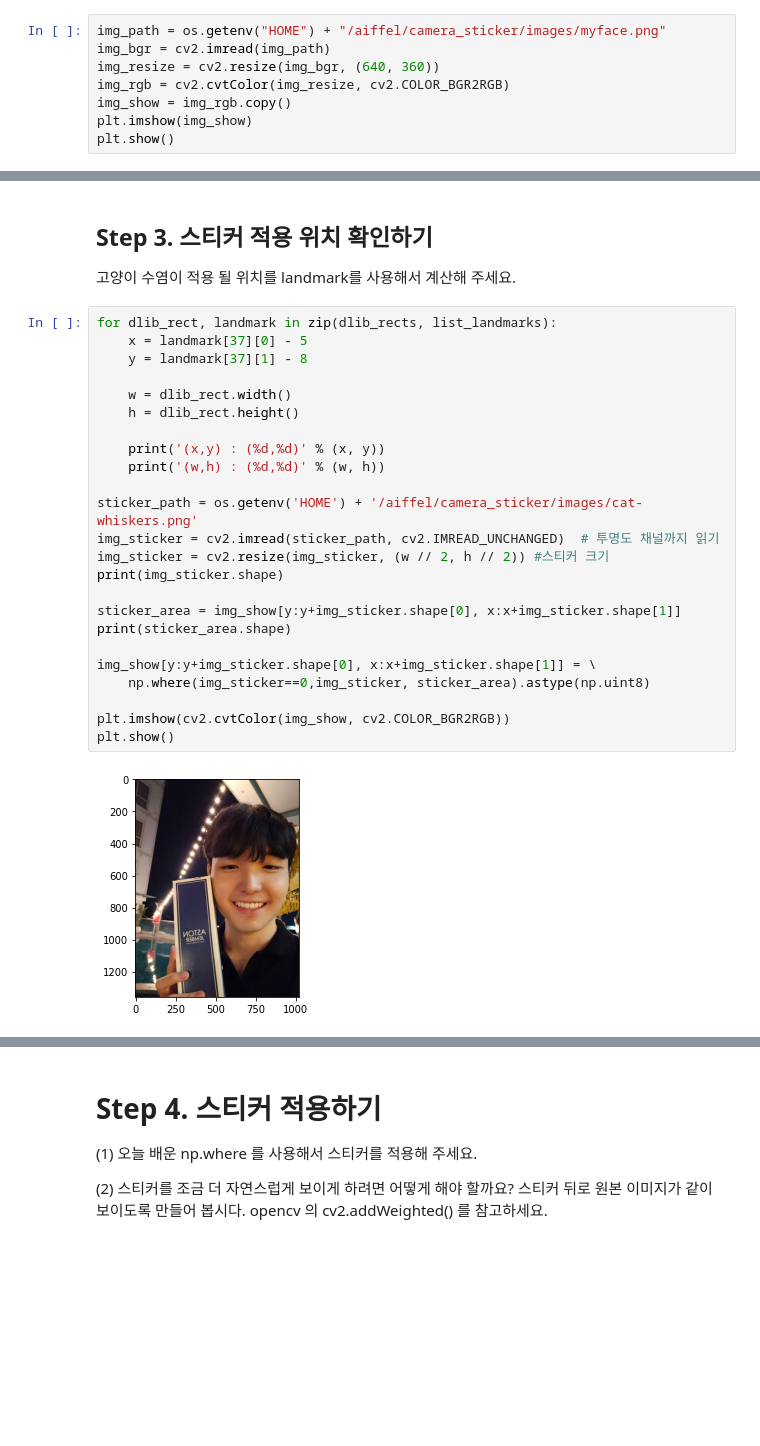
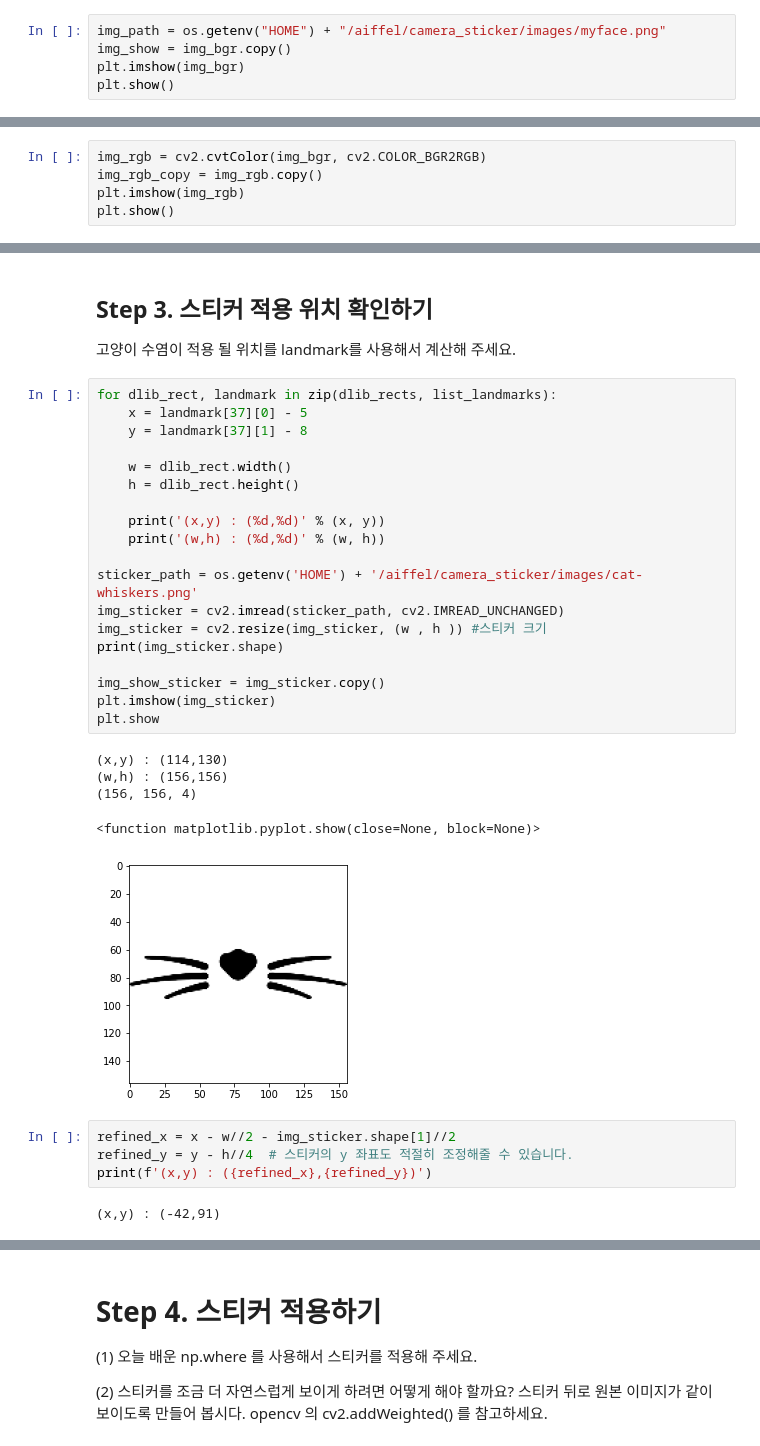
Before and after one commit to ScientistLim/AIFFEL_Quest, a Jupyter notebook: EXPLORATION3/Untitled.ipynb, the cells around one changed output, grey strips where cells are left out. Saved outputs shown, nothing was run; the diff lists cells and outputs as text; blank space fills up the shorter version.

```diff
--- a/EXPLORATION3/Untitled.ipynb
+++ b/EXPLORATION3/Untitled.ipynb
@@ -17,10 +17,7 @@ import os
 고양이는 사랑스럽기 때문에 고양이 수염 스티커를 붙여보겠습니다.
 # %%
 img_path = os.getenv("HOME") + "/aiffel/camera_sticker/images/myface.png"
-img_bgr = cv2.imread(img_path)
-img_resize = cv2.resize(img_bgr, (640, 360))
-img_rgb = cv2.cvtColor(img_resize, cv2.COLOR_BGR2RGB)
-img_show = img_rgb.copy()
-plt.imshow(img_show)
+img_show = img_bgr.copy()
+plt.imshow(img_bgr)
 plt.show()
 # %% [output]
@@ -27,0 +25,5 @@ plt.show()
+# %%
+img_rgb = cv2.cvtColor(img_bgr, cv2.COLOR_BGR2RGB)
+img_rgb_copy = img_rgb.copy()
+plt.imshow(img_rgb)
+plt.show()
@@ -89,26 +94,31 @@ IndexError: list index out of range
 # %%
 for dlib_rect, landmark in zip(dlib_rects, list_landmarks):
     x = landmark[37][0] - 5
     y = landmark[37][1] - 8
 
     w = dlib_rect.width()
     h = dlib_rect.height()
 
     print('(x,y) : (%d,%d)' % (x, y))
     print('(w,h) : (%d,%d)' % (w, h))
 
 sticker_path = os.getenv('HOME') + '/aiffel/camera_sticker/images/cat-whiskers.png'
-img_sticker = cv2.imread(sticker_path, cv2.IMREAD_UNCHANGED)  # 투명도 채널까지 읽기
-img_sticker = cv2.resize(img_sticker, (w // 2, h // 2)) #스티커 크기
+img_sticker = cv2.imread(sticker_path, cv2.IMREAD_UNCHANGED)
+img_sticker = cv2.resize(img_sticker, (w , h )) #스티커 크기
 print(img_sticker.shape)
 
-sticker_area = img_show[y:y+img_sticker.shape[0], x:x+img_sticker.shape[1]]
-print(sticker_area.shape)
-
-img_show[y:y+img_sticker.shape[0], x:x+img_sticker.shape[1]] = \
-    np.where(img_sticker==0,img_sticker, sticker_area).astype(np.uint8)
-
-plt.imshow(cv2.cvtColor(img_show, cv2.COLOR_BGR2RGB))
-plt.show()
+img_show_sticker = img_sticker.copy()
+plt.imshow(img_sticker)
+plt.show
 # %% [output]
+(x,y) : (114,130)
+(w,h) : (156,156)
+(156, 156, 4)
+<function matplotlib.pyplot.show(close=None, block=None)>
-[figure, old version]
+[figure, new version]
+# %%
+refined_x = x - w//2 - img_sticker.shape[1]//2
+refined_y = y - h//4  # 스티커의 y 좌표도 적절히 조정해줄 수 있습니다.
+print(f'(x,y) : ({refined_x},{refined_y})')
+# %% [output]
+(x,y) : (-42,91)
```
Also changed, not shown: parts of 6 cells of this notebook, 1 other file.
